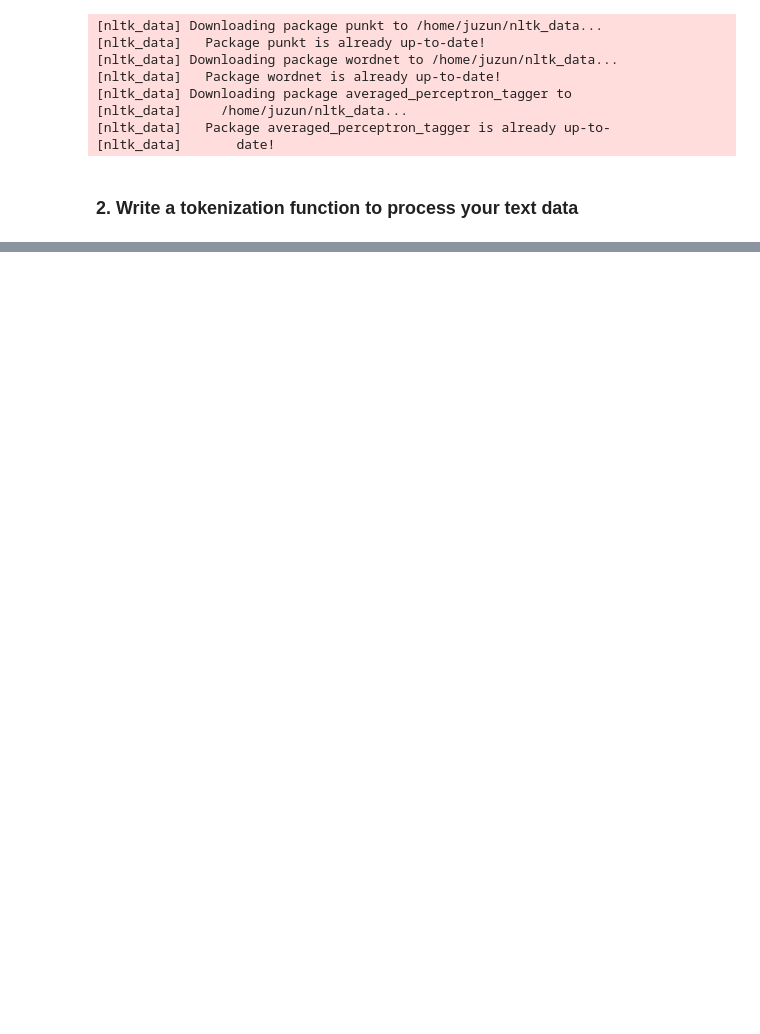
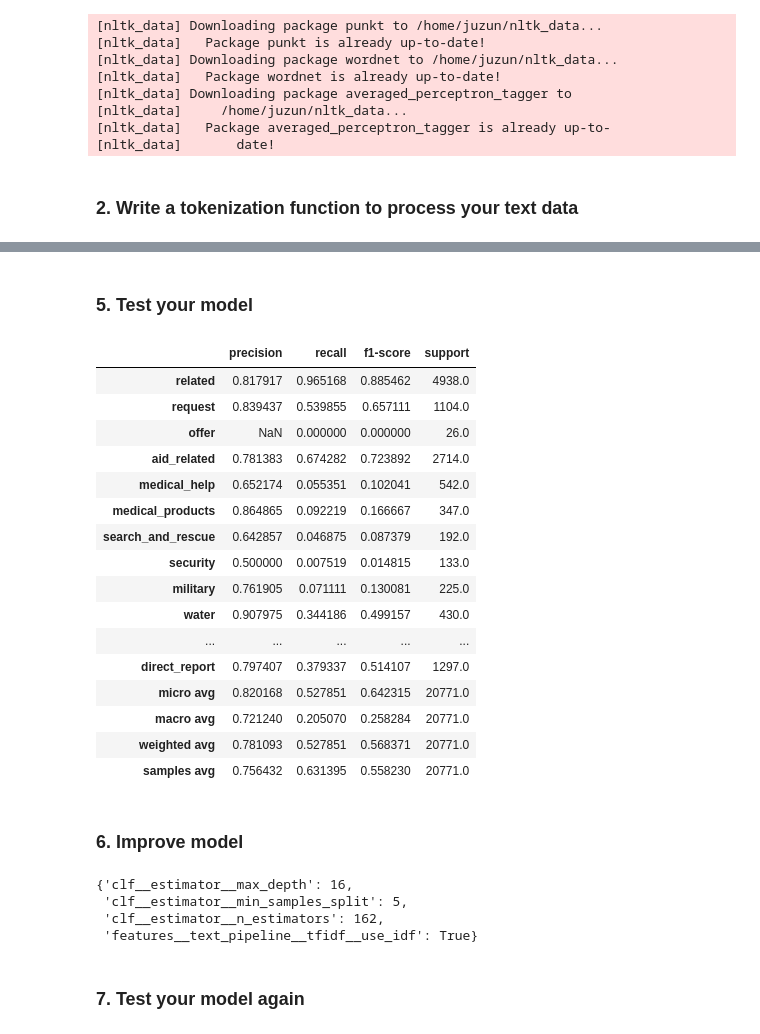
Before and after one commit to juzun/disaster-response-pipeline, a Jupyter notebook: notebooks/ML Pipeline Preparation.ipynb, the cells around one changed output, grey strips where cells are left out. Cells and saved outputs as stored; diff of their text form; code cells hidden in the pictures; blank space fills up the shorter version.

Commit message:
linting, finalized pipelines

```diff
--- a/notebooks/ML Pipeline Preparation.ipynb
+++ b/notebooks/ML Pipeline Preparation.ipynb
@@ -120,0 +64,17 @@ Use the template file attached in the Resources folder to write a script that ru
+# %%
+def tokenize(text: str) -> List[str]:
+    url_regex = r"http[s]?://(?:[a-zA-Z]|[0-9]|[$-_@.&+]|[!*\(\),]|(?:%[0-9a-fA-F][0-9a-fA-F]))+"
+    detected_urls = re.findall(url_regex, text)
+
+    for url in detected_urls:
+        text = text.replace(url, "urlplaceholder")
+
+    tokens = word_tokenize(text)
+
+    cleaned_tokens = [
+        WordNetLemmatizer().lemmatize(token).lower().strip()
+        for token in tokens
+        if token not in stopwords.words("english")
+    ]
+
+    return cleaned_tokens
@@ -120,0 +112,11 @@ Use the template file attached in the Resources folder to write a script that ru
+# %%
+class GenreTransformer(BaseEstimator, TransformerMixin):
+    def __init__(self, genre_col_name: str):
+        self.genre_col_name = genre_col_name
+
+    def fit(self, X, y=None):
+        return self
+
+    def transform(self, X: pd.DataFrame):
+        genres_encoded = pd.get_dummies(X[self.genre_col_name], drop_first=False)
+        return genres_encoded
@@ -120,0 +165,2 @@ Use the template file attached in the Resources folder to write a script that ru
+# %%
+pipeline.fit(X=X_train, y=y_train)
@@ -120,0 +183,35 @@ Use the template file attached in the Resources folder to write a script that ru
+# %% [markdown]
+### 5. Test your model
+# %%
+y_pred = pipeline.predict(X_test)
+# %%
+pipeline_report = pd.DataFrame(
+    classification_report(
+        y_pred=y_pred,
+        y_true=y_test,
+        target_names=y.columns,
+        output_dict=True,
+        zero_division=np.nan,
+    )
+).transpose()
+pipeline_report
+# %% [output]
+|  | precision | recall | f1-score | support |
+| related | 0.817917 | 0.965168 | 0.885462 | 4938.0 |
+| request | 0.839437 | 0.539855 | 0.657111 | 1104.0 |
+| offer | NaN | 0.000000 | 0.000000 | 26.0 |
+| aid_related | 0.781383 | 0.674282 | 0.723892 | 2714.0 |
+| medical_help | 0.652174 | 0.055351 | 0.102041 | 542.0 |
+| medical_products | 0.864865 | 0.092219 | 0.166667 | 347.0 |
+| search_and_rescue | 0.642857 | 0.046875 | 0.087379 | 192.0 |
+| security | 0.500000 | 0.007519 | 0.014815 | 133.0 |
+| military | 0.761905 | 0.071111 | 0.130081 | 225.0 |
+| water | 0.907975 | 0.344186 | 0.499157 | 430.0 |
+| ... | ... | ... | ... | ... |
+| direct_report | 0.797407 | 0.379337 | 0.514107 | 1297.0 |
+| micro avg | 0.820168 | 0.527851 | 0.642315 | 20771.0 |
+| macro avg | 0.721240 | 0.205070 | 0.258284 | 20771.0 |
+| weighted avg | 0.781093 | 0.527851 | 0.568371 | 20771.0 |
+| samples avg | 0.756432 | 0.631395 | 0.558230 | 20771.0 |
+# %% [markdown]
+### 6. Improve model
@@ -120,0 +240,9 @@ Use the template file attached in the Resources folder to write a script that ru
+# %%
+cv.best_params_
+# %% [output]
+{'clf__estimator__max_depth': 16,
+ 'clf__estimator__min_samples_split': 5,
+ 'clf__estimator__n_estimators': 162,
+ 'features__text_pipeline__tfidf__use_idf': True}
+# %% [markdown]
+### 7. Test your model again
```
Also changed, not shown: parts of 54 cells of this notebook, 12 other files.
